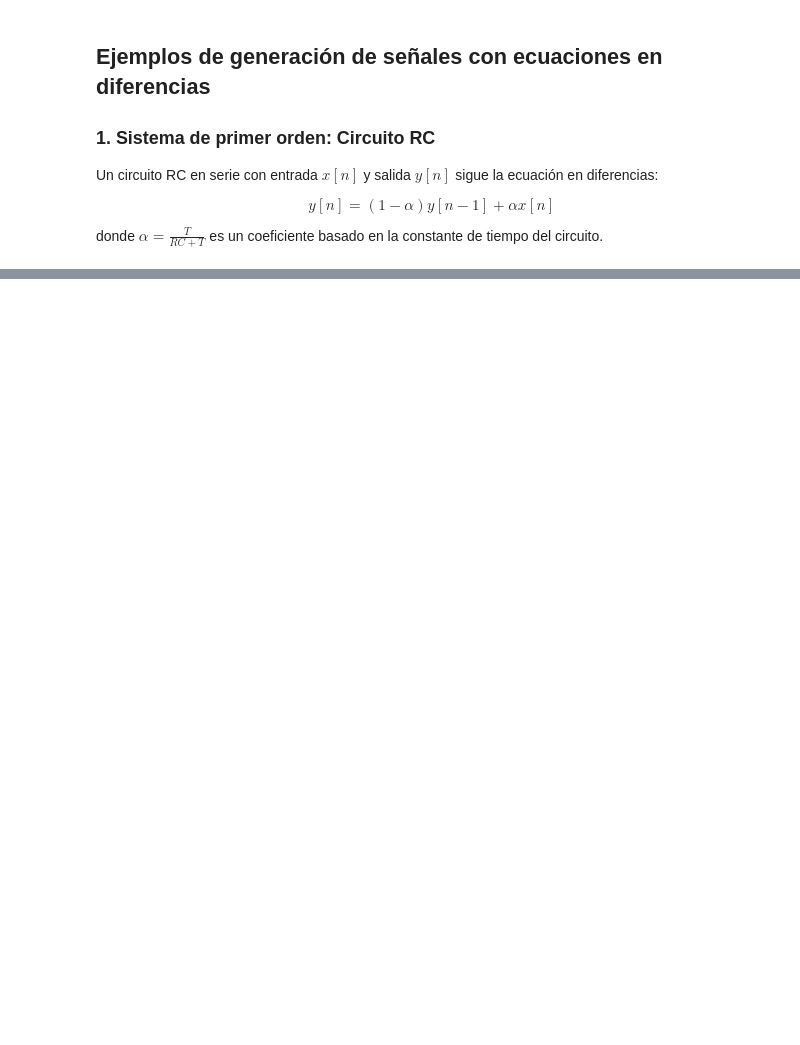
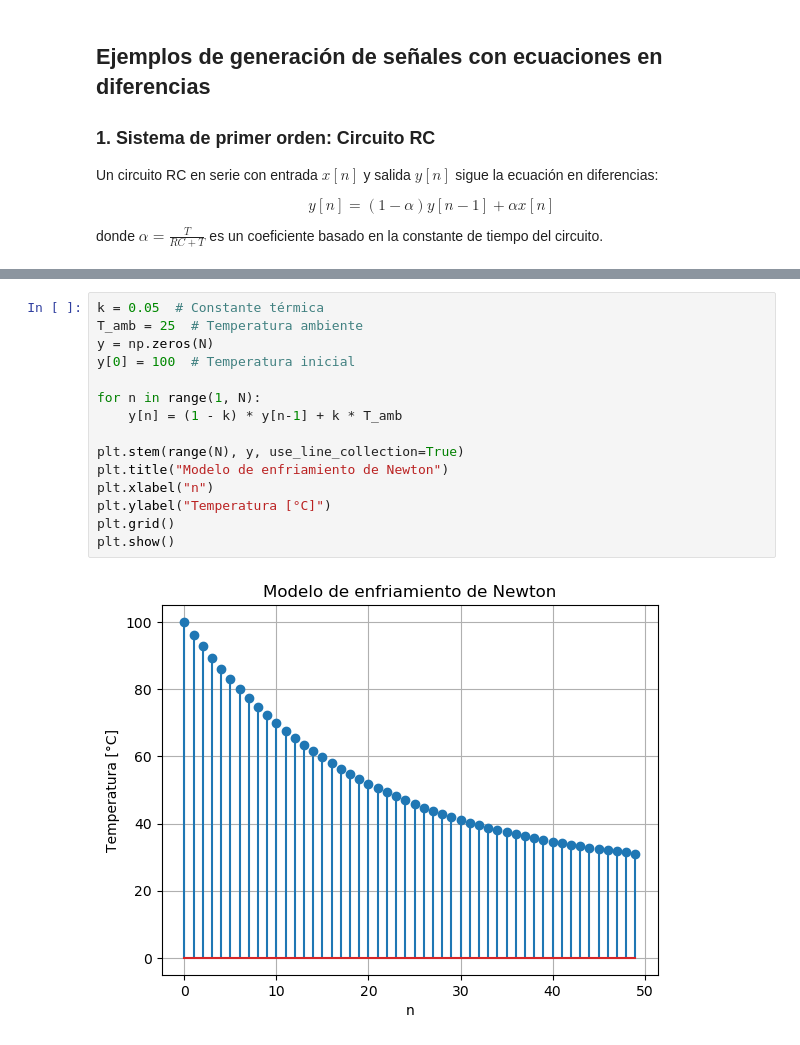
Before and after one commit to pablocarb/ari-notebooks, a Jupyter notebook: T2_au.ipynb, the cells around one changed output, grey strips where cells are left out. Drawn from its saved outputs; the diff is of its cells as text; blank space fills up the shorter version.

```diff
--- a/T2_au.ipynb
+++ b/T2_au.ipynb
@@ -94,0 +128,17 @@ donde $ \alpha = \frac{T}{RC + T} $ es un coeficiente basado en la constante de
+# %%
+k = 0.05  # Constante térmica
+T_amb = 25  # Temperatura ambiente
+y = np.zeros(N)
+y[0] = 100  # Temperatura inicial
+
+for n in range(1, N):
+    y[n] = (1 - k) * y[n-1] + k * T_amb
+
+plt.stem(range(N), y, use_line_collection=True)
+plt.title("Modelo de enfriamiento de Newton")
+plt.xlabel("n")
+plt.ylabel("Temperatura [°C]")
+plt.grid()
+plt.show()
+# %% [output]
+[figure, added]
```
Also changed, not shown: parts of 9 cells of this notebook.
